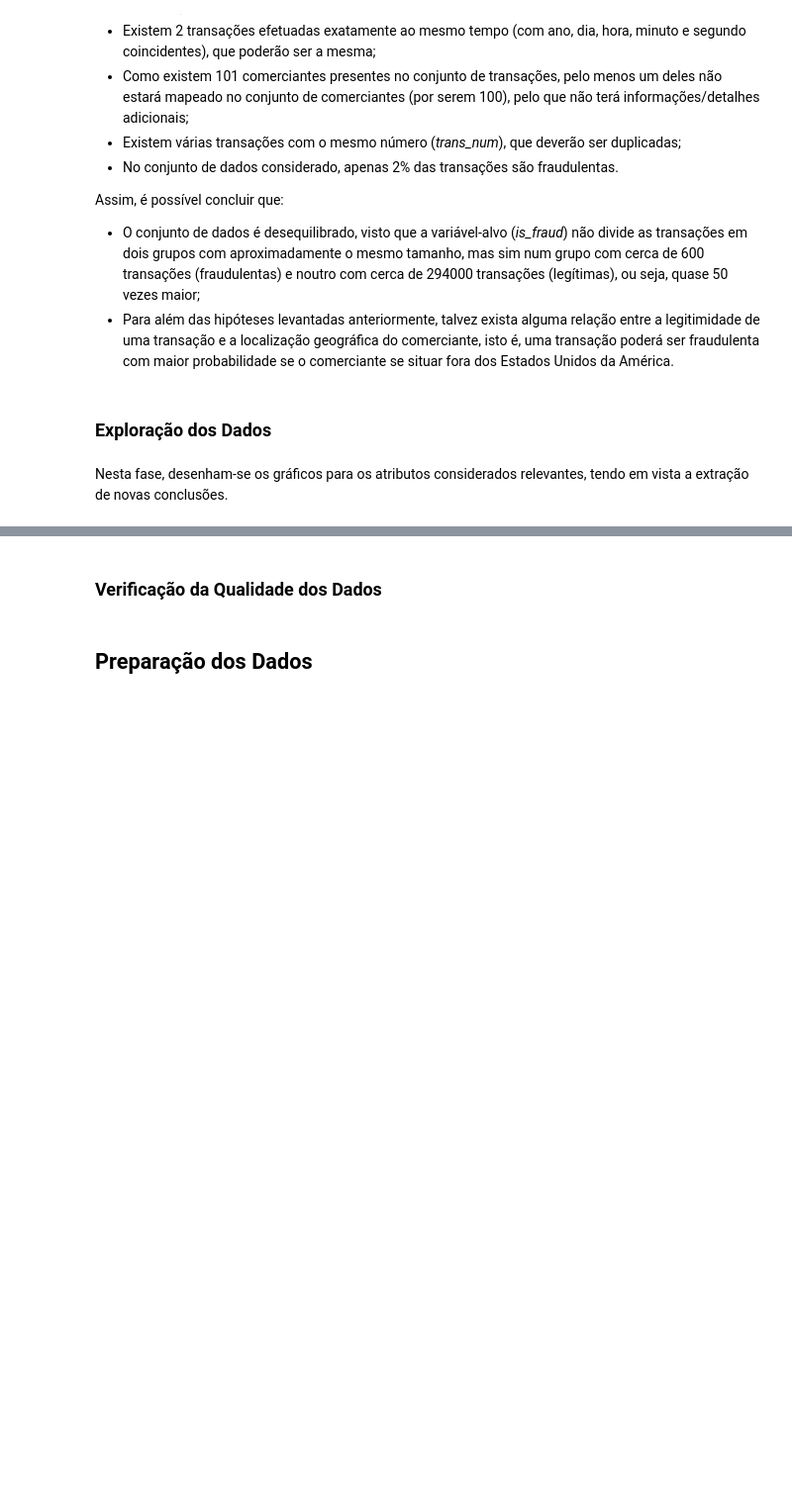
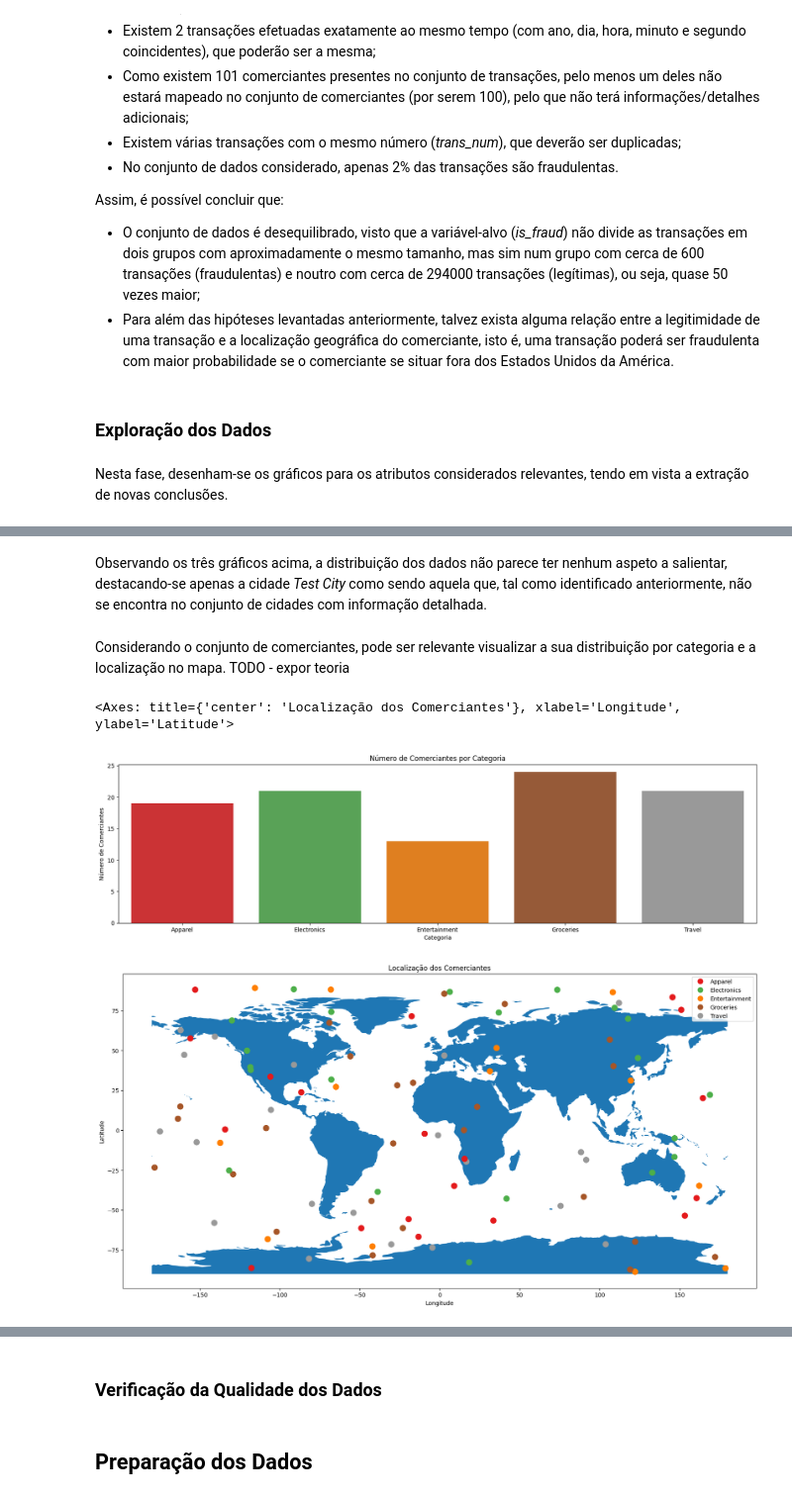
Before and after one commit to manelneto/fraud, a Jupyter notebook: task1.ipynb, the cells around one changed output, grey strips where cells are left out. Shown at 99% size. Drawn from its saved outputs; the diff is of its cells as text; code cells hidden in the pictures; blank space fills up the shorter version.

```diff
--- a/task1.ipynb
+++ b/task1.ipynb
@@ -324,0 +368,24 @@ sb.pairplot(transactions[continuous], hue='is_fraud')
+# %% [markdown]
+Observando os três gráficos acima, a distribuição dos dados não parece ter nenhum aspeto a salientar, destacando-se apenas a cidade *Test City* como sendo aquela que, tal como identificado anteriormente, não se encontra no conjunto de cidades com informação detalhada.
+# %% [markdown]
+Considerando o conjunto de comerciantes, pode ser relevante visualizar a sua distribuição por categoria e a localização no mapa.
+TODO - expor teoria
+# %%
+plt.figure(figsize = (20, 5))
+
+sb.countplot(data = merchants, x = 'category', palette = {'Apparel': '#e41a1c', 'Electronics': '#4daf4a', 'Entertainment': '#ff7f00', 'Groceries': '#a65628', 'Travel': '#999999'}, order = sorted(merchants['category'].dropna().unique()))
+contextualize('Número de Comerciantes por Categoria', 'Categoria', 'Número de Comerciantes')
+
+geometry = [Point(coordinates) for coordinates in zip(merchants['merch_long'], merchants['merch_lat'])]
+gdf = GeoDataFrame(merchants, geometry = geometry)
+
+ax = world.plot(figsize = (20, 10))
+ax.set_title('Localização dos Comerciantes')
+ax.set_xlabel('Longitude')
+ax.set_ylabel('Latitude')
+
+gdf.plot(ax = ax, column = 'category', cmap = 'Set1', legend = True, markersize = 100)
+# %% [output]
+<Axes: title={'center': 'Localização dos Comerciantes'}, xlabel='Longitude', ylabel='Latitude'>
+[figure, added]
+[figure, added]
```
Also changed, not shown: parts of 30 cells of this notebook.
